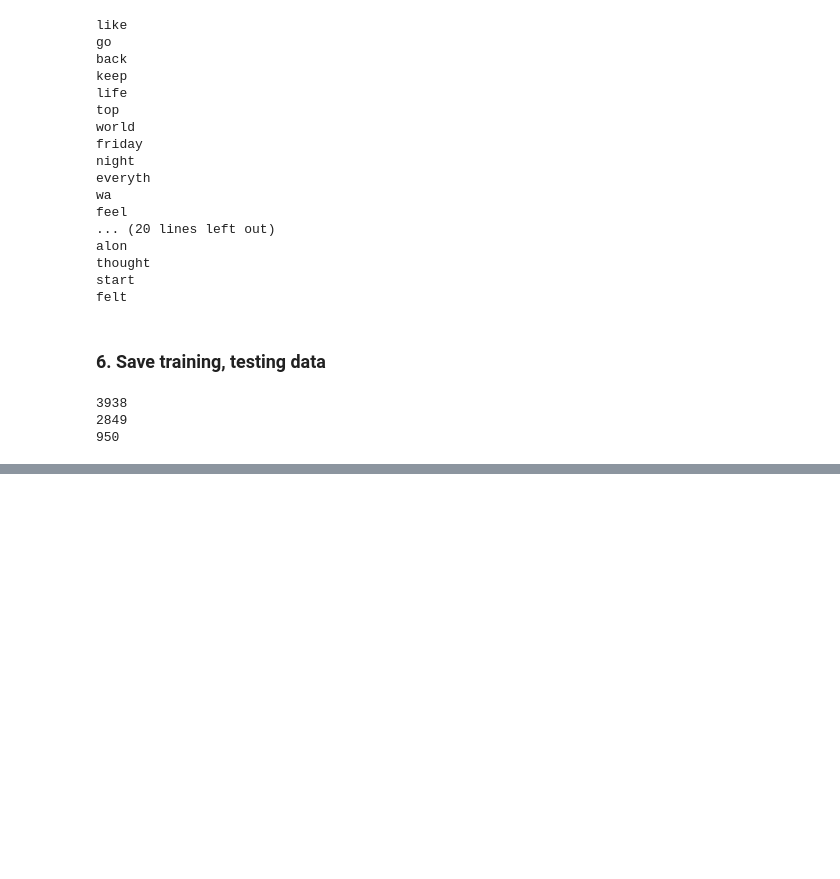
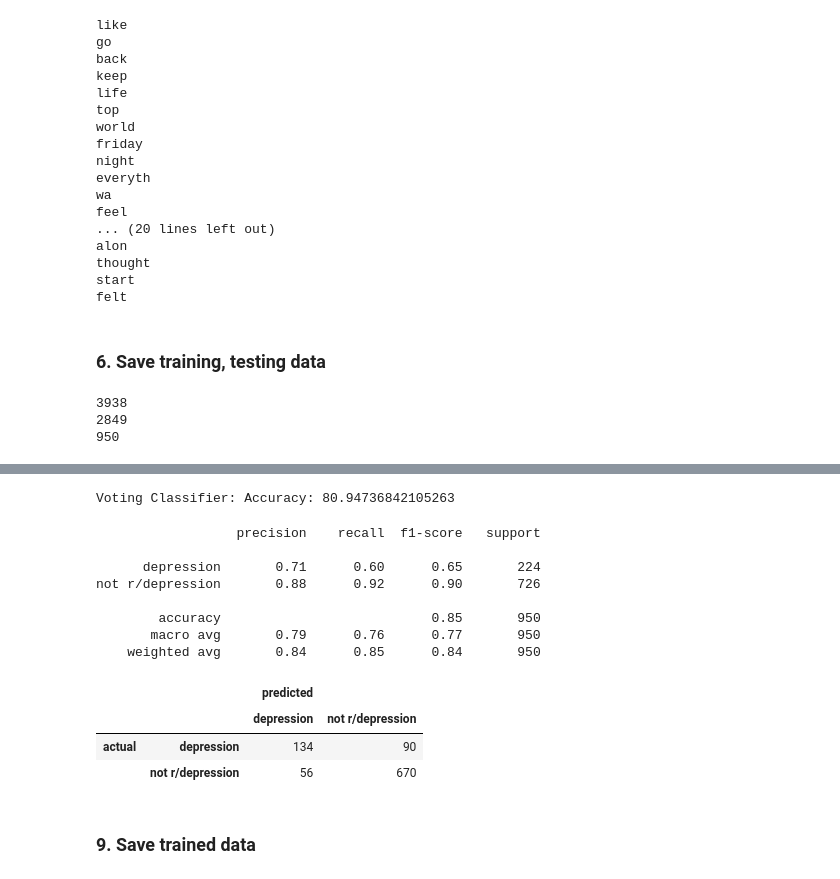
Before and after one commit to Alliix/SubRedditClassification, a Jupyter notebook: SubRedditClassification.ipynb, the cells around one changed output, grey strips where cells are left out. Drawn from its saved outputs; the diff is of its cells as text; code cells hidden in the pictures; blank space fills up the shorter version.

```diff
--- a/SubRedditClassification.ipynb
+++ b/SubRedditClassification.ipynb
@@ -430,0 +540,53 @@ unpopularopinion       0.87      0.77      0.82       250
+# %%
+# Ensemble methods - Voting classifier
+from sklearn.ensemble import VotingClassifier
+
+names = ["K Nearest Neighbors", "Decision Tree", "Random Forest", "Logistic Regression", "SGD Classifier",
+         "Naive Bayes", "SVM Linear"]
+
+classifiers = [
+    KNeighborsClassifier(),
+    DecisionTreeClassifier(),
+    RandomForestClassifier(),
+    LogisticRegression(),
+    SGDClassifier(max_iter = 100),
+    MultinomialNB(),
+    SVC(kernel = 'linear')
+]
+
+models = list(zip(names, classifiers))
+
+nltk_ensemble = SklearnClassifier(VotingClassifier(estimators = models, voting = 'hard', n_jobs = -1))
+nltk_ensemble.train(training)
+accuracy = nltk.classify.accuracy(nltk_model, testing)*100
+print("Voting Classifier: Accuracy: {}".format(accuracy))
+# %% [output]
+Voting Classifier: Accuracy: 80.94736842105263
+# %%
+# make class label prediction for testing set
+txt_features, labels = zip(*testing)
+
+prediction = nltk_ensemble.classify_many(txt_features)
+# %%
+# print a confusion matrix and a classification report
+print(classification_report(labels, prediction))
+
+pd.DataFrame(
+    confusion_matrix(labels, prediction),
+    index = [['actual', 'actual'], ['depression', 'not r/depression']],
+    columns = [['predicted', 'predicted'], ['depression', 'not r/depression']])
+# %% [output]
+                  precision    recall  f1-score   support
+
+      depression       0.71      0.60      0.65       224
+not r/depression       0.88      0.92      0.90       726
+
+        accuracy                           0.85       950
+       macro avg       0.79      0.76      0.77       950
+    weighted avg       0.84      0.85      0.84       950
+|  |  | predicted |  |
+|  |  | depression | not r/depression |
+| actual | depression | 134 | 90 |
+|  | not r/depression | 56 | 670 |
+# %% [markdown]
+### 9. Save trained data
```
Also changed, not shown: parts of 14 cells of this notebook, 2 other files.
